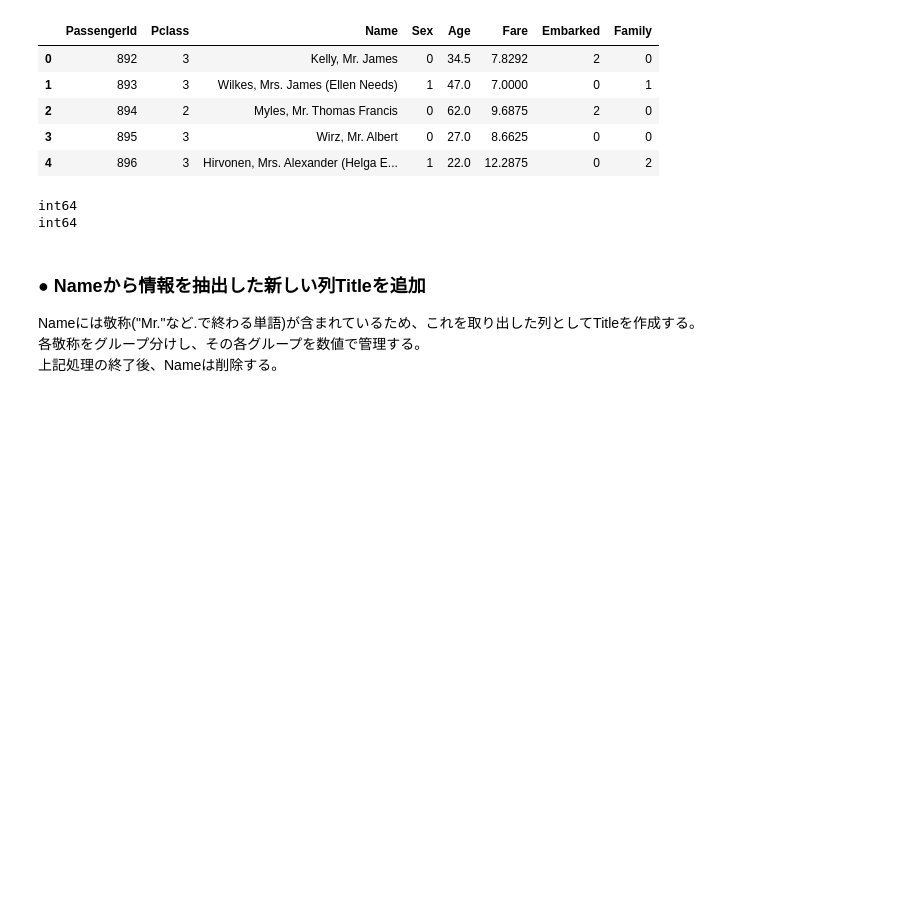
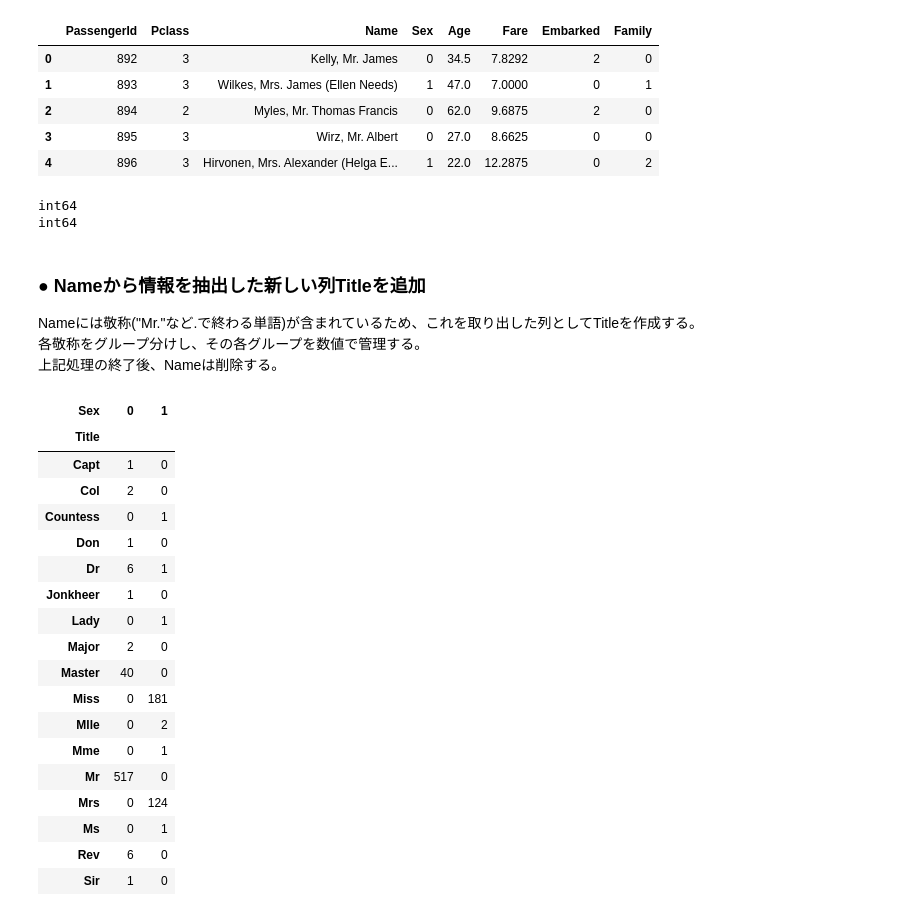
Before and after one commit to yutachaan/kaggle_titanic, a Jupyter notebook: notebook.ipynb, the cells around one changed output. Drawn from its saved outputs; the diff is of its cells as text; code cells hidden in the pictures; blank space fills up the shorter version.

```diff
--- a/notebook.ipynb
+++ b/notebook.ipynb
@@ -196,12 +197,12 @@ df_test.head()
 | 2 | 894 | 2 | Myles, Mr. Thomas Francis | 0 | 62.0 | 9.6875 | 2 | 0 |
 | 3 | 895 | 3 | Wirz, Mr. Albert | 0 | 27.0 | 8.6625 | 0 | 0 |
 | 4 | 896 | 3 | Hirvonen, Mrs. Alexander (Helga E... | 1 | 22.0 | 12.2875 | 0 | 2 |
-# %%
-print(df_train["Family"].dtypes)
-print(df_test["Family"].dtypes)
-# %% [output]
-int64
-int64
+# %%
+for df in list_df:
+    print(df["Family"].dtypes)
+# %% [output]
+int64
+int64
 # %% [markdown]
 ### ● Nameから情報を抽出した新しい列Titleを追加
 Nameには敬称("Mr."など.で終わる単語)が含まれているため、これを取り出した列としてTitleを作成する。
@@ -209,0 +215,23 @@ Nameには敬称("Mr."など.で終わる単語)が含まれているため、
+# %%
+# 各敬称のと性別のクロス集計
+pd.crosstab(df_train["Title"], df_train["Sex"])
+# %% [output]
+| Sex | 0 | 1 |
+| Title |  |  |
+| Capt | 1 | 0 |
+| Col | 2 | 0 |
+| Countess | 0 | 1 |
+| Don | 1 | 0 |
+| Dr | 6 | 1 |
+| Jonkheer | 1 | 0 |
+| Lady | 0 | 1 |
+| Major | 2 | 0 |
+| Master | 40 | 0 |
+| Miss | 0 | 181 |
+| Mlle | 0 | 2 |
+| Mme | 0 | 1 |
+| Mr | 517 | 0 |
+| Mrs | 0 | 124 |
+| Ms | 0 | 1 |
+| Rev | 6 | 0 |
+| Sir | 1 | 0 |
```
Also changed, not shown: parts of 34 cells of this notebook.
